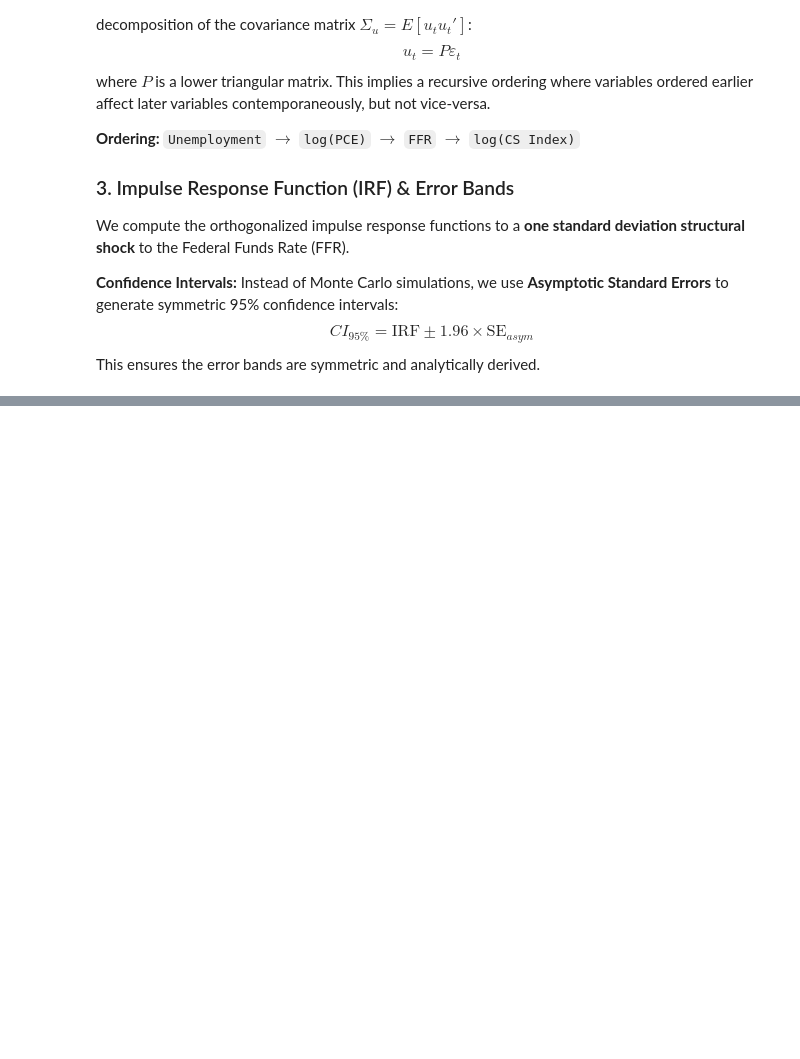
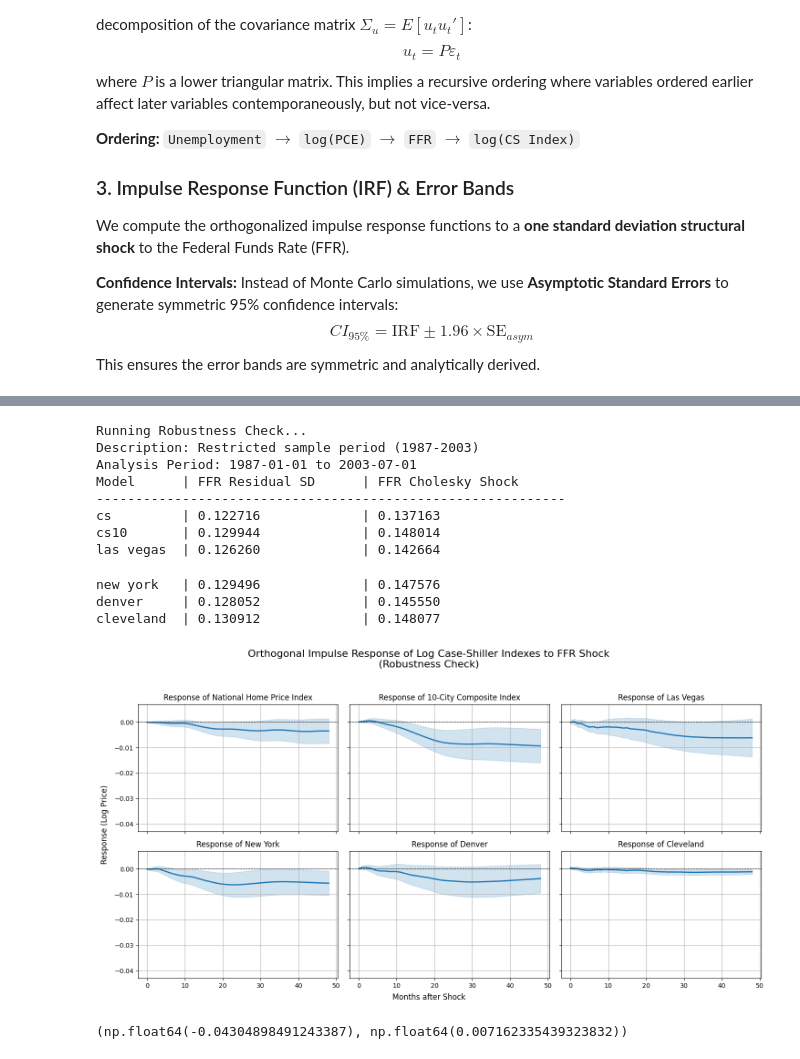
Before and after one commit to taitola/msc-thesis-svar-analysis, a Jupyter notebook: 4_var_irf_analysis.ipynb, the cells around one changed output, grey strips where cells are left out. Cells and saved outputs as stored; diff of their text form; code cells hidden in the pictures; blank space fills up the shorter version.

```diff
--- a/4_var_irf_analysis.ipynb
+++ b/4_var_irf_analysis.ipynb
@@ -273,0 +331,35 @@ plot_irf_grid(
+# %%
+# --- Run Robustness Check ---
+spec = specs[1]
+print(f"Running {spec['name']}...")
+print(f"Description: {spec['description']}")
+
+irf_results_robustness = run_var_analysis(
+    df,
+    cs_cols,
+    start_date=spec['start_date'],
+    end_date=spec['end_date'],
+    lags=lags,
+    irf_steps=irf_steps
+)
+
+plot_irf_grid(
+    irf_results_robustness,
+    cs_cols_map,
+    title_suffix=f"({spec['name']})",
+    ylim=ylim_original
+)
+# %% [output]
+Running Robustness Check...
+Description: Restricted sample period (1987-2003)
+Analysis Period: 1987-01-01 to 2003-07-01
+Model      | FFR Residual SD      | FFR Cholesky Shock
+------------------------------------------------------------
+cs         | 0.122716             | 0.137163
+cs10       | 0.129944             | 0.148014
+las vegas  | 0.126260             | 0.142664
+new york   | 0.129496             | 0.147576
+denver     | 0.128052             | 0.145550
+cleveland  | 0.130912             | 0.148077
+[figure, added]
+(np.float64(-0.04304898491243387), np.float64(0.007162335439323832))
```
Also changed, not shown: parts of 8 cells of this notebook, 2 other files.
